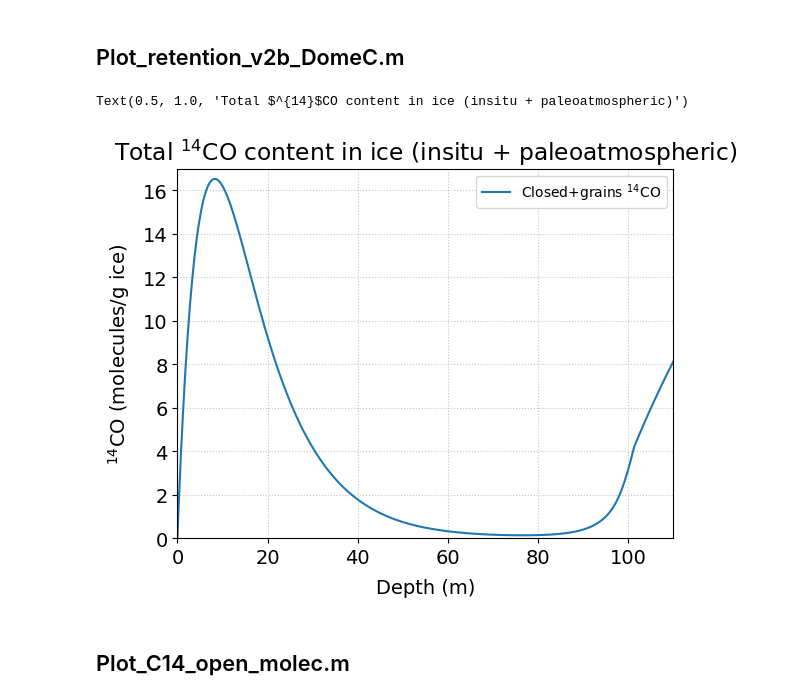
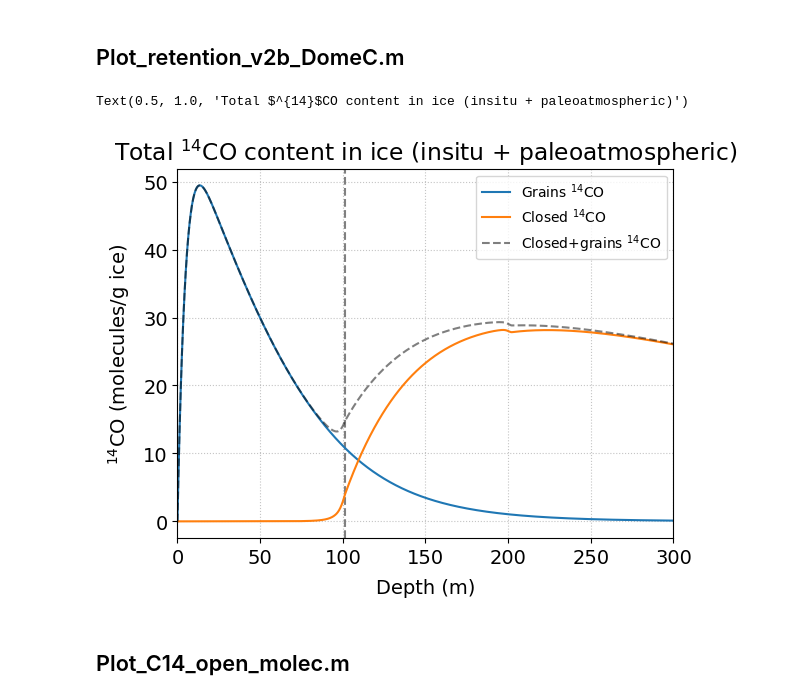
Before and after one commit to 14CO/In-Situ-14C, a Jupyter notebook: Firn Model.ipynb, the cells around one changed output. Drawn from its saved outputs; the diff is of its cells as text; code cells hidden in the pictures.

```diff
--- a/Firn Model.ipynb
+++ b/Firn Model.ipynb
@@ -90,7 +91,7 @@ Presented below is a one-to-one conversion of Firn_model_v5_cosmo_DomeC.m and an
 Setup parameters for Space Mesh, Time Mesh, and atmospheric $^{14}$CO concentration.
 # %%
 dz = 0.25 #m
-z_end = 110 #m
+z_end = 300 #110 #m
 
 dt = 0.01 #yrs
 t_end = 3000 #yrs
@@ -98,7 +99,7 @@ t_resol = 0.5 #yrs
 # %%
 # Constant 14CO atmospheric concentration
 # full average of available NIWA ARH measurements provided by Hinrich
-C14CO_const = 12 # constant 14CO history (molec/ccSTP)
+C14CO_const = 0 #12 # constant 14CO history (molec/ccSTP)
 # %% [markdown]
 ## Initialise_DomeC.m
 
@@ -418,13 +440,17 @@ plt.plot(COS_zr, COS_z)
 # %%
+fig, axes = plt.subplots(2,1, figsize=(6,8), tight_layout=True)
+
 for r in range(len(Res_partition)):
-    plt.axvline(z[teller_co], c='grey', ls='--')
-    plt.plot(COS_zr, COS_leak_closed[:,r]*100, label='closed')
-    plt.plot(COS_zr, COS_leak_open[:,r]*100, label='open')
-    plt.plot(COS_zr, (COS_leak_open[:,r]+COS_leak_closed[:,r])*100, label='total')
-    plt.xlim(z[0], COS_zr[-1])
-    plt.xlabel('Depth [m]')
-    plt.ylabel(r'Leakage Rate (%) [yr$^{-1}$]')
-    plt.legend(fontsize=10)
-    plt.title('Reservoir {} Leakage Rates'.format(r+1))
-    plt.show()
+    axes[r].axvline(z[teller_co], c='grey', ls='--')
+    axes[r].plot(COS_zr, COS_leak_closed[:,r]*100, label='closed')
+    axes[r].plot(COS_zr, COS_leak_open[:,r]*100, label='open')
+    axes[r].plot(COS_zr, (COS_leak_open[:,r]+COS_leak_closed[:,r])*100, label='total')
+    axes[r].set(
+        xlim=(z[0], COS_zr[-1]),
+        xlabel='Depth [m]',
+        ylabel=r'Leakage Rate (%) [yr$^{-1}$]',
+        title='Reservoir {} Leakage Rates'.format(r+1),
+    )
+    axes[r].legend(fontsize=10)
+plt.show()
 # %% [output]
@@ -1017,11 +1057,11 @@ def Bubbletracking_all(z,dz,t_low,t_resol,c_open,Acc,IceAge,velocity,bubble_pres
 
     if -1*min(t_low) < IceAge[-1]:
         t_low = np.arange(-int(IceAge[-1]+1), 0, t_resol)
-        c_open = np.concatenate((c_open[0,0]*ones((N, len(t_low)-c_open.shape[1])), c_open), axis=1)
+        c_open = np.concatenate((c_open[0,0]*np.ones((N, len(t_low)-c_open.shape[1])), c_open), axis=1)
         print('  The total model run time is too short and has been adjusted.')
         print('  It is recommended that you re-run the model with the correct run time,')
         print('  which must exceed {} years.'.format(int(IceAge[-1]+1)))
-        M = length(t_low)
+        M = len(t_low)
 
 
     ## Old method: intergrate along z
@@ -1206,16 +1249,19 @@ for i,gas in enumerate(gases): # For each gas separately
 # %% [markdown]
 ## Plot_retention_v2b_DomeC.m
 # %%
-plt.plot(z, C14_closed[:,-1,1]+C14_grains[:,-1,1], label=r'Closed+grains $^{14}$CO')
+plt.axvline(z[teller_co], c='grey', ls='--')
+plt.plot(z, C14_grains[:,-1,1], label=r'Grains $^{14}$CO')
+plt.plot(z, C14_closed[:,-1,1], label=r'Closed $^{14}$CO')
+plt.plot(z, C14_closed[:,-1,1]+C14_grains[:,-1,1], label=r'Closed+grains $^{14}$CO', c='k', ls='--', alpha=0.5)
 plt.legend(fontsize=10)
 plt.xlim(z[0],z[-1])
 plt.xlabel('Depth (m)')
-plt.ylim(0,17)
+#plt.ylim(0,17)
 plt.ylabel(r'$^{14}$CO (molecules/g ice)')
 plt.title(r'Total $^{14}$CO content in ice (insitu + paleoatmospheric)')
 # %% [output]
 Text(0.5, 1.0, 'Total $^{14}$CO content in ice (insitu + paleoatmospheric)')
-[figure, old version]
+[figure, new version]
 # %% [markdown]
 ## Plot_C14_open_molec.m
 # %%
```
Also changed, not shown: parts of 31 cells of this notebook, 20 other files.
